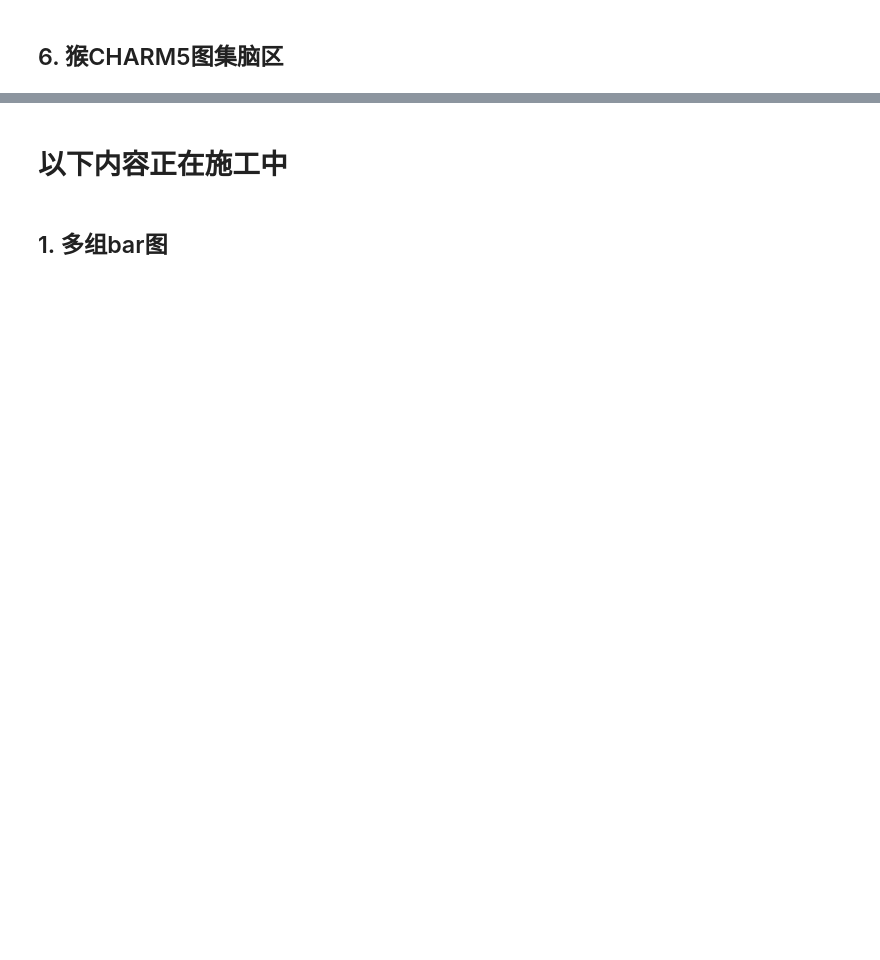
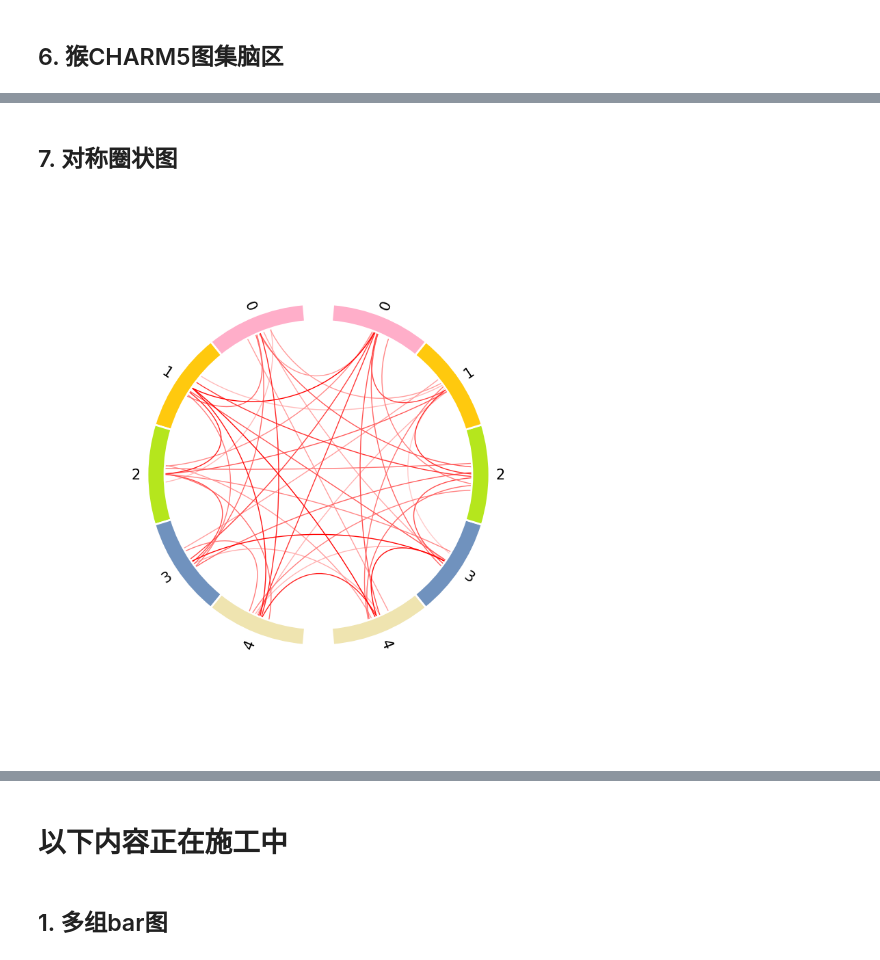
Before and after one commit to RicardoRyn/Plot_figure, a Jupyter notebook: example.ipynb, the cells around one changed output, grey strips where cells are left out. Saved outputs shown, nothing was run; the diff lists cells and outputs as text; code cells hidden in the pictures; blank space fills up the shorter version.

```diff
--- a/example.ipynb
+++ b/example.ipynb
@@ -165,0 +217,21 @@ fig.savefig(r"./figures/macaque_brain4.png", dpi=250, bbox_inches='tight')
+# %% [markdown]
+## 7. 对称圈状图
+# %%
+import numpy as np
+import matplotlib.pyplot as plt
+from plot_figure import *
+
+# 生成一个随机的100x100矩阵
+matrix_size = 10
+connectome = np.random.rand(matrix_size, matrix_size)
+# 使矩阵对称
+connectome = (connectome + connectome.T) / 2
+# 将对角线置为0
+np.fill_diagonal(connectome, 0)
+
+node_colors = ['#ffaec9', '#ffc90e', '#b5e61d', '#7092be', '#efe4b0']
+
+fig = plot_symmetric_circle_figure(connectome, node_colors=node_colors)
+fig.savefig(r"./example_figures/circle1.png", dpi=250, bbox_inches='tight')
+# %% [output]
+[figure, added]
```
Also changed, not shown: parts of 10 cells of this notebook, 12 other files.
